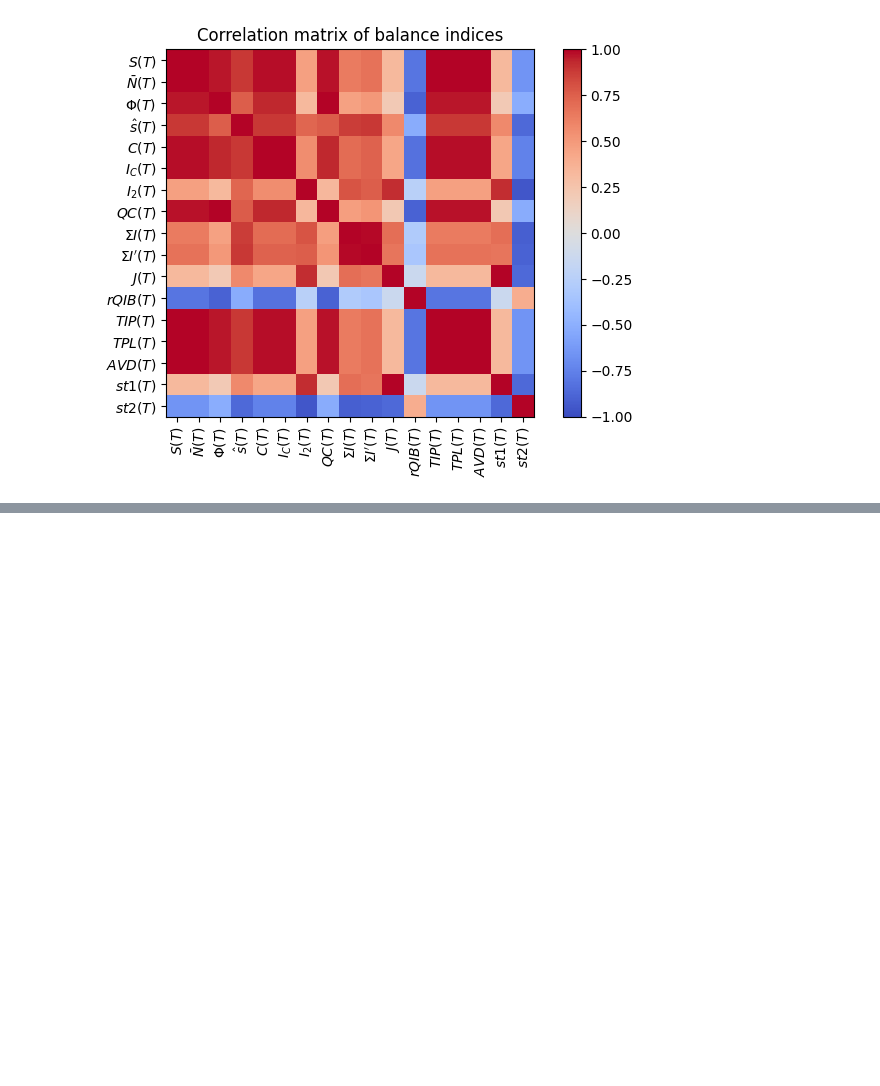
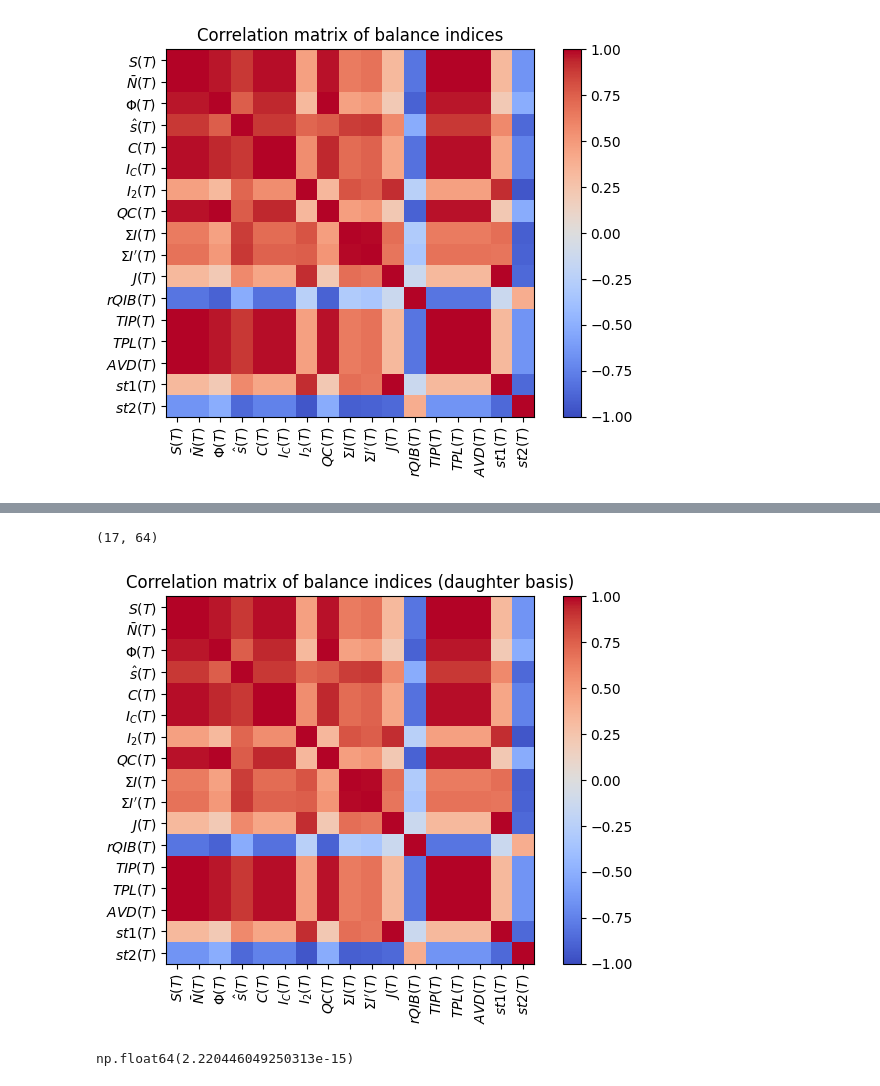
Before and after one commit to dbauman18/phylogenetic_basis_statistics, a Jupyter notebook: notebooks/statisticCorrelations.ipynb, the cells around one changed output, grey strips where cells are left out. Saved outputs shown, nothing was run; the diff lists cells and outputs as text; code cells hidden in the pictures; blank space fills up the shorter version.

```diff
--- a/notebooks/statisticCorrelations.ipynb
+++ b/notebooks/statisticCorrelations.ipynb
@@ -62,0 +63,8 @@ plt.show()
+# %%
+# First, we find the covariance matrix using src.tree_bstats.daughter_basis
+daughter_cov = daughter_cov_matrix(n)
+
+# Find the coefficients
+coefficients = BalanceIndexCoefficients(n).get_daughter_coefficients()
+labels, coefficients = zip(*coefficients.items())
+coefficients = np.array(coefficients)
@@ -62,0 +91,26 @@ plt.show()
+# %%
+coefficients.shape
+# %% [output]
+(17, 64)
+# %%
+# The covariance matrix between indices is just the quadratic form of the coefficients multiplied by the covariance matrix
+cov_matrix_basis = coefficients @ daughter_cov @ coefficients.T
+
+# Use cov_matrix_basis to get the correlation matrix
+corr_matrix_basis = cov_matrix_basis / np.sqrt(np.outer(np.diag(cov_matrix_basis), np.diag(cov_matrix_basis)))
+# %%
+# Now we can compare the two correlation matrices
+plt.imshow(corr_matrix_basis, cmap='coolwarm', vmin=-1, vmax=1)
+plt.colorbar()
+plt.xticks(ticks=np.arange(len(labels)), labels=plotting_labels, rotation=90)
+plt.yticks(ticks=np.arange(len(labels)), labels=plotting_labels)
+plt.title('Correlation matrix of balance indices (daughter basis)')
+plt.tight_layout()
+plt.show()
+# %% [output]
+[figure, added]
+# %%
+# Check that difference is small
+np.max(np.abs(corr_matrix_basis - corr_matrix))
+# %% [output]
+np.float64(2.220446049250313e-15)
```
Also changed, not shown: parts of 3 cells of this notebook, 8 other files.
